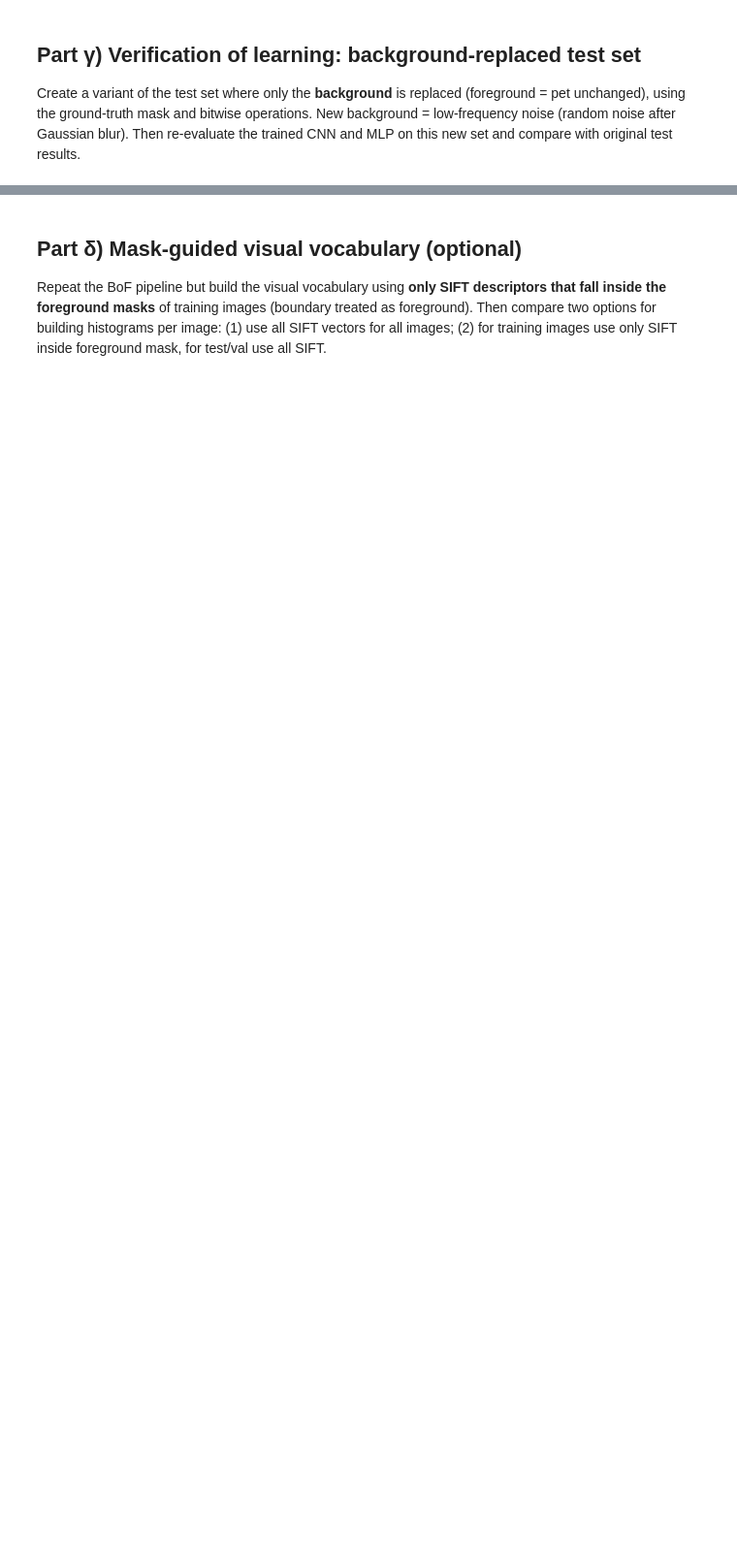
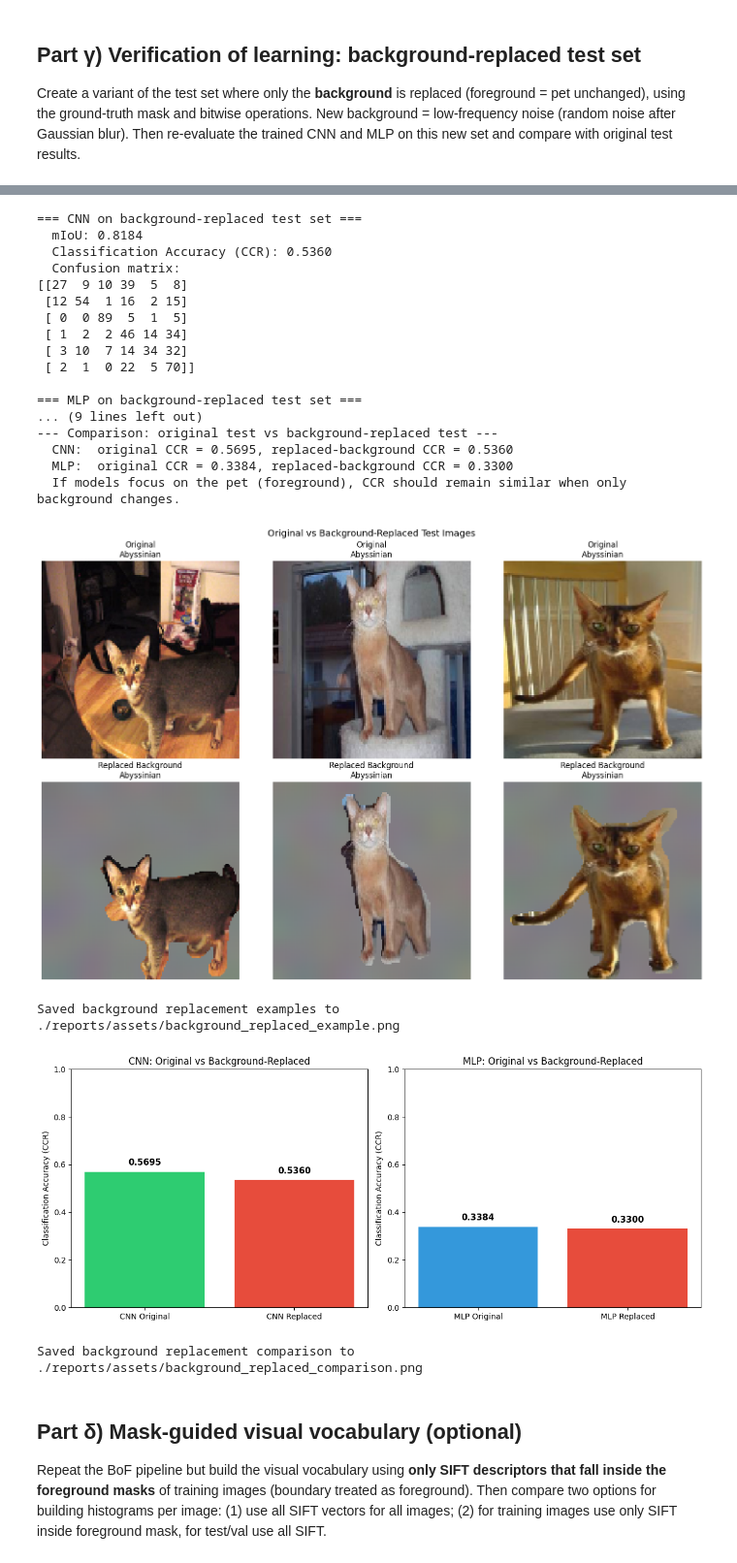
Before and after one commit to mgiannopoulos24/Image-Analysis-Artificial-Vision, a Jupyter notebook: PetClassification_CV_2025_MariosGiannopoulos.ipynb, the cells around one changed output, grey strips where cells are left out. Shown at 97% size. Cells and saved outputs as stored; diff of their text form; code cells hidden in the pictures; blank space fills up the shorter version.

```diff
--- a/PetClassification_CV_2025_MariosGiannopoulos.ipynb
+++ b/PetClassification_CV_2025_MariosGiannopoulos.ipynb
@@ -1004,25 +1301,105 @@ print(f"Created background-replaced test set: {len(test_replaced_dataset)} image
 # %%
 # Evaluate CNN on background-replaced test set
 _, _, _, rep_miou, rep_per_class_iou, rep_cnn_acc, rep_cnn_cm = validate(
     model, test_replaced_loader, criterion_seg, criterion_cls, device, LAMBDA_WEIGHT
 )
 print("=== CNN on background-replaced test set ===")
 print(f"  mIoU: {rep_miou:.4f}")
 print(f"  Classification Accuracy (CCR): {rep_cnn_acc:.4f}")
 print(f"  Confusion matrix:\n{rep_cnn_cm}")
 
 # BoF histograms for replaced-background images (for MLP)
 rep_histograms, rep_labels = compute_bof_for_dataset(test_replaced_dataset, vocabulary, SIFT, verbose=False)
 rep_hist_loader = DataLoader(HistogramDataset(rep_histograms, rep_labels), batch_size=32, shuffle=False)
 _, rep_mlp_acc, rep_mlp_cm = validate_mlp(mlp_model, rep_hist_loader, nn.CrossEntropyLoss(), device)
 print("\n=== MLP on background-replaced test set ===")
 print(f"  Classification Accuracy (CCR): {rep_mlp_acc:.4f}")
 print(f"  Confusion matrix:\n{rep_mlp_cm}")
 
 print("\n--- Comparison: original test vs background-replaced test ---")
 print(f"  CNN:  original CCR = {test_acc:.4f}, replaced-background CCR = {rep_cnn_acc:.4f}")
 print(f"  MLP:  original CCR = {traditional_test_acc:.4f}, replaced-background CCR = {rep_mlp_acc:.4f}")
 print("  If models focus on the pet (foreground), CCR should remain similar when only background changes.")
+
+
+# Save background replacement example visualization
+fig, axes = plt.subplots(2, 3, figsize=(15, 10))
+
+# Show original vs replaced background examples
+for i in range(3):
+    # Original image
+    orig_img, (orig_label, orig_mask) = test_dataset[i]
+    orig_np = orig_img.permute(1, 2, 0).numpy()
+    axes[0, i].imshow(orig_np)
+    axes[0, i].set_title(f"Original\n{TARGET_BREEDS[orig_label]}")
+    axes[0, i].axis('off')
+
+    # Replaced background image
+    rep_img, (rep_label, rep_mask) = test_replaced_dataset[i]
+    rep_np = rep_img.permute(1, 2, 0).numpy()
+    axes[1, i].imshow(rep_np)
+    axes[1, i].set_title(f"Replaced Background\n{TARGET_BREEDS[rep_label]}")
+    axes[1, i].axis('off')
+
+plt.suptitle('Original vs Background-Replaced Test Images', fontsize=14)
+plt.tight_layout()
+plt.savefig(f"{assets_dir}/background_replaced_example.png", dpi=150, bbox_inches='tight')
+plt.show()
+print(f"Saved background replacement examples to {assets_dir}/background_replaced_example.png")
+
+# Save comparison bar chart
+fig, axes = plt.subplots(1, 2, figsize=(12, 5))
+
+# CNN comparison
+models = ['CNN Original', 'CNN Replaced']
+cnn_values = [test_acc, rep_cnn_acc]
+colors_cnn = ['#2ecc71', '#e74c3c']
+bars1 = axes[0].bar(models, cnn_values, color=colors_cnn)
+axes[0].set_ylim(0, 1)
+axes[0].set_ylabel('Classification Accuracy (CCR)')
+axes[0].set_title('CNN: Original vs Background-Replaced')
+for bar, val in zip(bars1, cnn_values):
+    axes[0].text(bar.get_x() + bar.get_width()/2, bar.get_height() + 0.02, f"{val:.4f}",
+               ha='center', va='bottom', fontsize=11, fontweight='bold')
+
+# MLP comparison
+models_mlp = ['MLP Original', 'MLP Replaced']
+mlp_values = [traditional_test_acc, rep_mlp_acc]
+colors_mlp = ['#3498db', '#e74c3c']
+bars2 = axes[1].bar(models_mlp, mlp_values, color=colors_mlp)
+axes[1].set_ylim(0, 1)
+axes[1].set_ylabel('Classification Accuracy (CCR)')
+axes[1].set_title('MLP: Original vs Background-Replaced')
+for bar, val in zip(bars2, mlp_values):
+    axes[1].text(bar.get_x() + bar.get_width()/2, bar.get_height() + 0.02, f"{val:.4f}",
+               ha='center', va='bottom', fontsize=11, fontweight='bold')
+
+plt.tight_layout()
+plt.savefig(f"{assets_dir}/background_replaced_comparison.png", dpi=150, bbox_inches='tight')
+plt.show()
+print(f"Saved background replacement comparison to {assets_dir}/background_replaced_comparison.png")
+# %% [output]
+=== CNN on background-replaced test set ===
+  mIoU: 0.8184
+  Classification Accuracy (CCR): 0.5360
+  Confusion matrix:
+[[27  9 10 39  5  8]
+ [12 54  1 16  2 15]
+ [ 0  0 89  5  1  5]
+ [ 1  2  2 46 14 34]
+ [ 3 10  7 14 34 32]
+ [ 2  1  0 22  5 70]]
+
+=== MLP on background-replaced test set ===
+... (9 lines left out)
+--- Comparison: original test vs background-replaced test ---
+  CNN:  original CCR = 0.5695, replaced-background CCR = 0.5360
+  MLP:  original CCR = 0.3384, replaced-background CCR = 0.3300
+  If models focus on the pet (foreground), CCR should remain similar when only background changes.
+[figure, added]
+Saved background replacement examples to ./reports/assets/background_replaced_example.png
+[figure, added]
+Saved background replacement comparison to ./reports/assets/background_replaced_comparison.png
 # %% [markdown]
 ## Part δ) Mask-guided visual vocabulary (optional)
 
```
Also changed, not shown: parts of 24 cells of this notebook, 11 other files.
